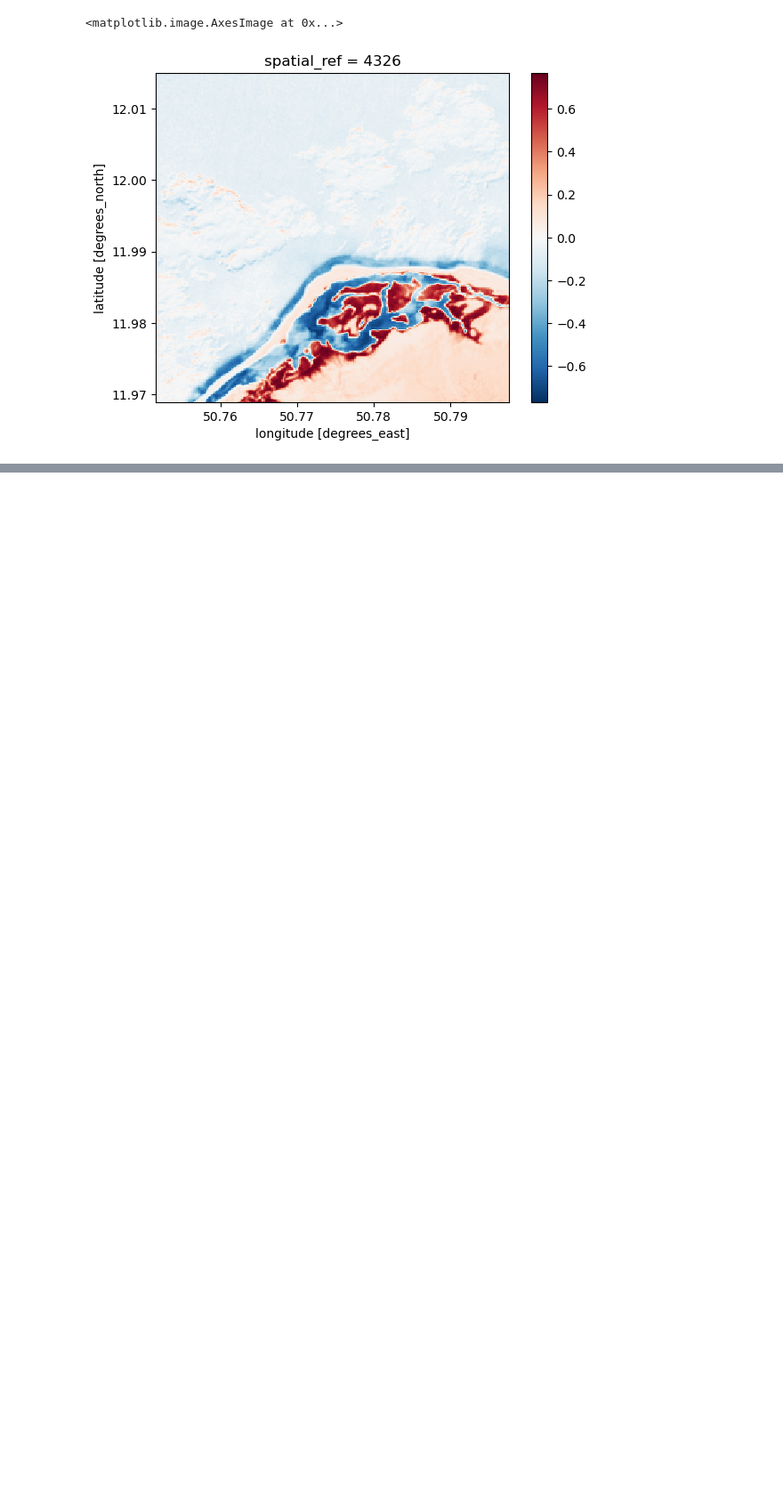
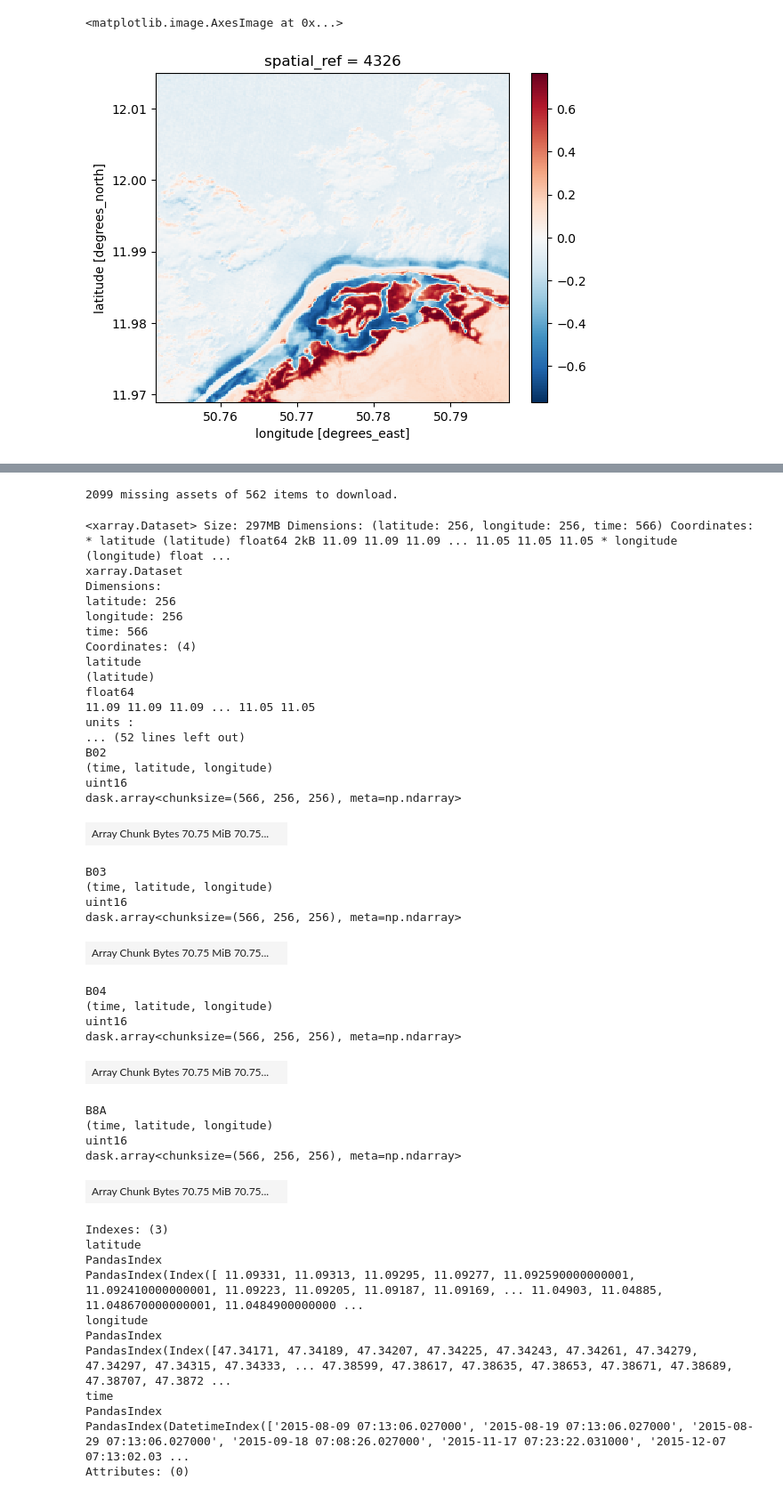
Before and after one commit to MarkusZehner/stacathome, a Jupyter notebook: walltowall.ipynb, the cells around one changed output, grey strips where cells are left out. Shown at 89% size. Saved outputs shown, nothing was run; the diff lists cells and outputs as text; code cells hidden in the pictures; blank space fills up the shorter version.

```diff
--- a/walltowall.ipynb
+++ b/walltowall.ipynb
@@ -313,0 +318,52 @@ Data variables:
+# %%
+mxc.request_items('2015-01-01', '2026-01-31', subset=750, new_request=True)
+# %% [output]
+2099 missing assets of 562 items to download.
+# %%
+otf_cube = mxc.load_otf_cube(mxc.req_items_local, mxc.subset(chunk_id=750)[0])
+otf_cube
+# %% [output]
+<xarray.Dataset> Size: 297MB Dimensions: (latitude: 256, longitude: 256, time: 566) Coordinates: * latitude (latitude) float64 2kB 11.09 11.09 11.09 ... 11.05 11.05 11.05 * longitude (longitude) float ...
+xarray.Dataset
+Dimensions:
+latitude: 256
+longitude: 256
+time: 566
+Coordinates: (4)
+latitude
+(latitude)
+float64
+11.09 11.09 11.09 ... 11.05 11.05
+units :
+... (52 lines left out)
+B02
+(time, latitude, longitude)
+uint16
+dask.array<chunksize=(566, 256, 256), meta=np.ndarray>
+| Array Chunk Bytes 70.75 MiB 70.75... |  |
+B03
+(time, latitude, longitude)
+uint16
+dask.array<chunksize=(566, 256, 256), meta=np.ndarray>
+| Array Chunk Bytes 70.75 MiB 70.75... |  |
+B04
+(time, latitude, longitude)
+uint16
+dask.array<chunksize=(566, 256, 256), meta=np.ndarray>
+| Array Chunk Bytes 70.75 MiB 70.75... |  |
+B8A
+(time, latitude, longitude)
+uint16
+dask.array<chunksize=(566, 256, 256), meta=np.ndarray>
+| Array Chunk Bytes 70.75 MiB 70.75... |  |
+Indexes: (3)
+latitude
+PandasIndex
+PandasIndex(Index([ 11.09331, 11.09313, 11.09295, 11.09277, 11.092590000000001, 11.092410000000001, 11.09223, 11.09205, 11.09187, 11.09169, ... 11.04903, 11.04885, 11.048670000000001, 11.0484900000000 ...
+longitude
+PandasIndex
+PandasIndex(Index([47.34171, 47.34189, 47.34207, 47.34225, 47.34243, 47.34261, 47.34279, 47.34297, 47.34315, 47.34333, ... 47.38599, 47.38617, 47.38635, 47.38653, 47.38671, 47.38689, 47.38707, 47.3872 ...
+time
+PandasIndex
+PandasIndex(DatetimeIndex(['2015-08-09 07:13:06.027000', '2015-08-19 07:13:06.027000', '2015-08-29 07:13:06.027000', '2015-09-18 07:08:26.027000', '2015-11-17 07:23:22.031000', '2015-12-07 07:13:02.03 ...
+Attributes: (0)
```
Also changed, not shown: parts of 9 cells of this notebook, 1 other file.
